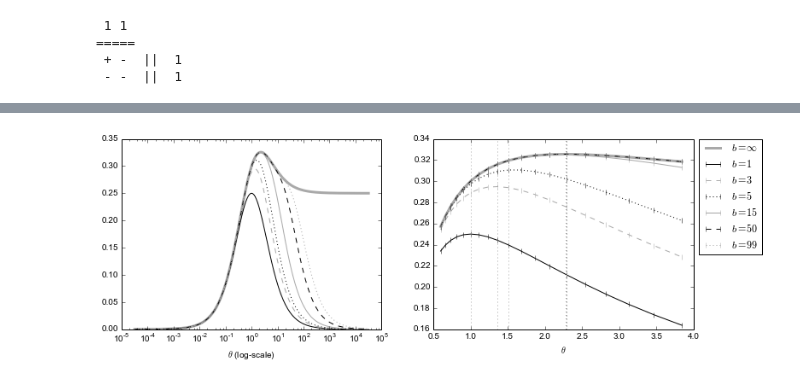
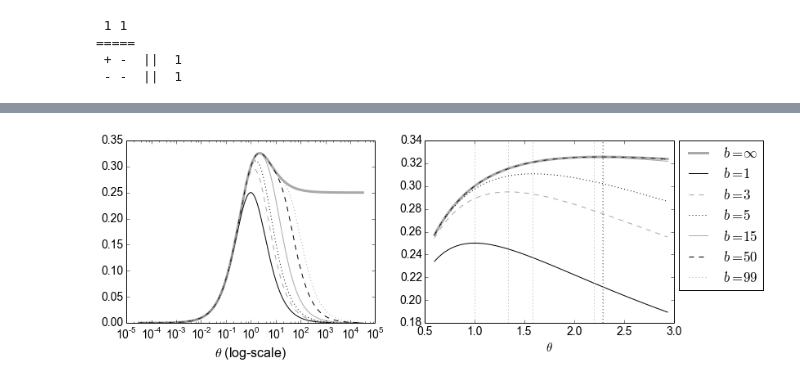
Before and after one commit to Cronjaeger/almost-infinite-sites-recursions, a Jupyter notebook: ipython_notebooks/Generate Plots for Figures 7.ipynb, the cells around one changed output, grey strips where cells are left out. Saved outputs shown, nothing was run; the diff lists cells and outputs as text; code cells hidden in the pictures.

```diff
--- a/ipython_notebooks/Generate Plots for Figures 7.ipynb
+++ b/ipython_notebooks/Generate Plots for Figures 7.ipynb
@@ -21,3 +23,5 @@ import formula_outline as fo
+# %%
+matplotlib.rcParams.update({'font.size': 14})
 # %% [markdown]
 ## Infinite Sites exact solver
 # %%
@@ -613,7 +527,7 @@ print psi_test
 #     print x,'\n',table.__node_table__[x],'\n'
 # %%
 #thetas_small_example = [0.0001 , 0.001, 0.01, 0.1, 1.0, 10, 100, 1000]
-thetas_small_example = list(np.logspace(-4.5,4.5,num=201))
+thetas_small_example = list(np.logspace(-4.5,4.5,num=1001))
 pis_small_example = [(1.0 , 0.0 , 0.0)]
 solutions_AIS,Ms_AIS,bs_AIS = solve_AIS_recursions(thetas_small_example,pis_AIS)
 # %%
@@ -662,6 +558,8 @@ def q_approx(b_max, thetaIndex, configuration = psi_test):
 # y: yellow
 # k: black
 # %%
+#matplotlib.rcParams.update({'font.size': 14})
+
 x_values = np.array(thetas_small_example)
 y_values_dict = {}
 #b_list = (1,3,5,7,9,11,13,15,50,99)
@@ -696,40 +594,42 @@ for b in b_list:
 #     plt.plot(thetas,likelihhods, label = labels[i], linestyle = styles[i], color = colors[i])
 plt.xscale('log')
 # plt.yscale('log')
-plt.xlabel(r'$\theta$ (log-scale)')
+plt.xlabel(r'$\theta$ (log-scale)',size='16')
 # plt.ylabel('(log-scale)')
 # plt.title(r'$\pi = \delta_{[0, 0]}$')
 
 #plt.legend(bbox_to_anchor=(1.05, 1), loc=2, borderaxespad=0.)
 #plt.legend()
 
 # figure_paths = generate_figure_paths('AIS_non-symetric_boundary_log-log')
 # #for path in figure_paths:
 #     #plt.savefig(path)
 plt.subplot(122)
 
-slicemin = 95
-slicemax =114
+#slicemin = 95
+#slicemax =114
+slicemin = 475
+slicemax =553
 plt.plot(x_values[slicemin:slicemax], y_values_true[slicemin:slicemax],color = 'darkgrey',lw = 3.0, label = '$b = \\infty$')
 plt.axvline(x_values[np.array(y_values_true).argmax()],color = 'darkgrey',lw = 2.0, linestyle='dotted')
 for b in b_list:
-    plt.plot(x_values[slicemin:slicemax],y_values_dict[b][slicemin:slicemax],'|', linestyle = styles[b] ,color = colors[b], label = y_labels[b])
+    plt.plot(x_values[slicemin:slicemax],y_values_dict[b][slicemin:slicemax], linestyle = styles[b] ,color = colors[b], label = y_labels[b])
     #plt.axvline(x_values[y_values_dict[b].argmax()],color = colors[b], linestyle='dotted')
     plt.axvline(x_values[y_values_dict[b].argmax()],color = 'darkgrey', linestyle='dotted')
 
 #plt.xscale('log')
-plt.xlabel(r'$\theta$')
+plt.xlabel(r'$\theta$',size='15')
 #plt.gca().get_yaxis().set_ticklabels([])
 plt.legend(bbox_to_anchor=(1.02, 1), loc=2, borderaxespad=0.)
 
 figure_paths = generate_figure_paths('fig7_no_color','')
 for path in figure_paths:
     plt.savefig(path)
 
 plt.show()
 plt.close()
 # %% [output]
-[figure, old version]
+[figure, new version]
 # %%
 print min(thetas),max(thetas)
 #print [solutions_AIS[(lolo,pi2_AIS)][4] for lolo in thetas_small_example]
```
Also changed, not shown: parts of 21 cells of this notebook, 2 other files.
